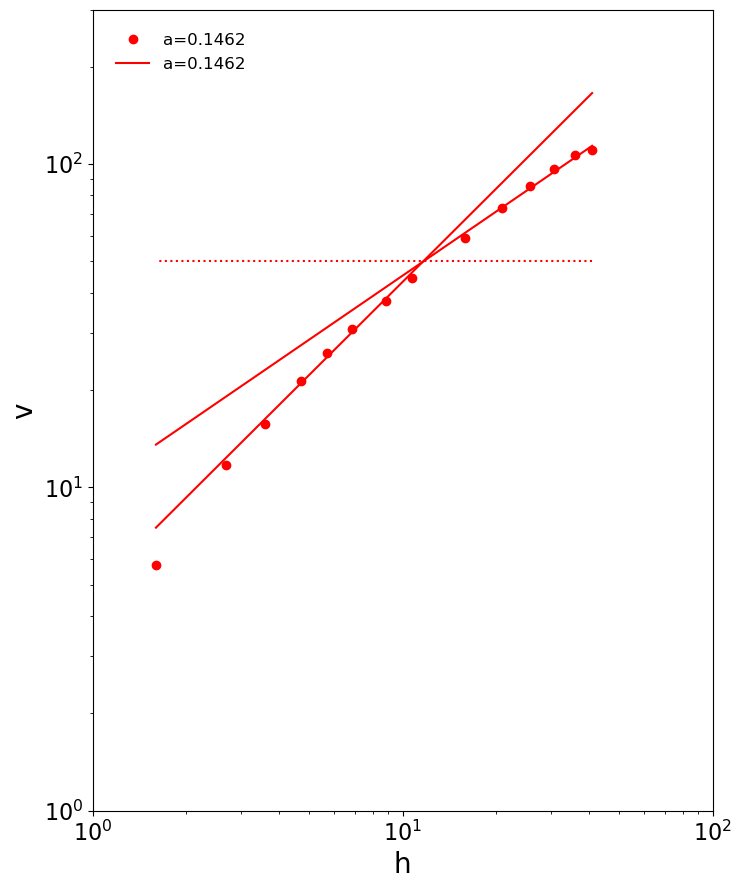
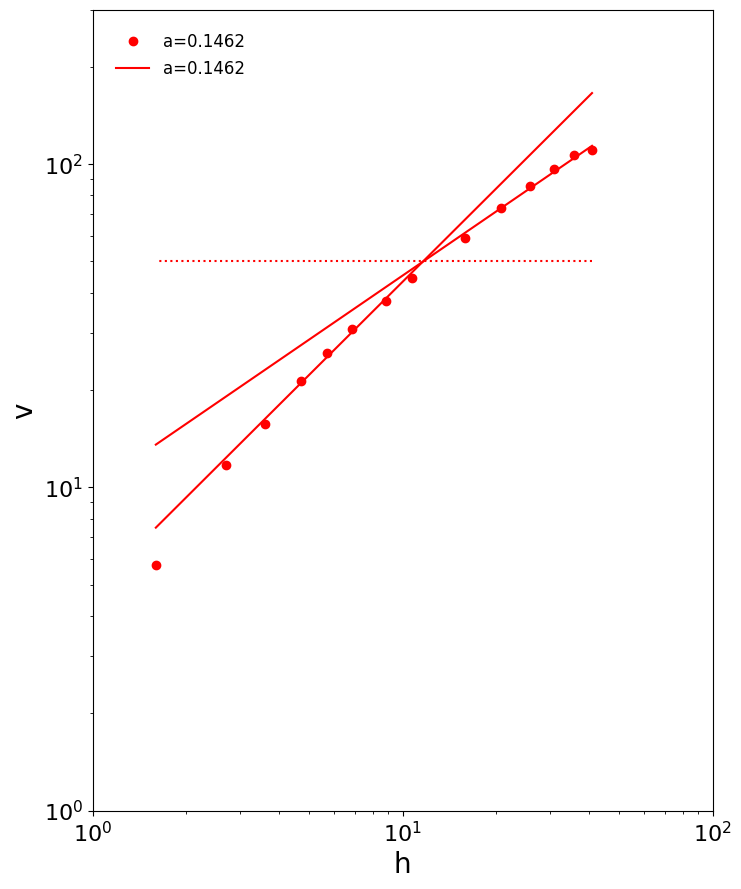
Unified diff of the notebook cell whose output changed from the first chart to the second:
--- before
+++ after
@@ -12,10 +12,13 @@
 plt.tick_params(labelsize=16)
 
-plt.plot(H,V,'ro',label=f'a={a[1]}')
+a0=a[1]
+h=f1[a0]['h']
+v=f1[a0]['v']
+label=f'a={a0}'
 
-label=f'a={a[1]}'
-plt.plot(H,50*np.ones(len(H)),'r:')
-plt.plot(H,func(H,*popt),'r-',label=label)
-plt.plot(H,func(H,*popt2),'r-')
+plt.plot(h,v,'ro',label=label)
+plt.plot(h,50*np.ones(len(v)),'r:')
+plt.plot(h,func(h,*popt),'r-',label=label)
+plt.plot(h,func(h,*popt2),'r-')
 
 legend=plt.legend(bbox_to_anchor=(0.0,1.0), loc='upper left', borderaxespad=1, fontsize=12, ncol=1)

Commit: problem updated for2026